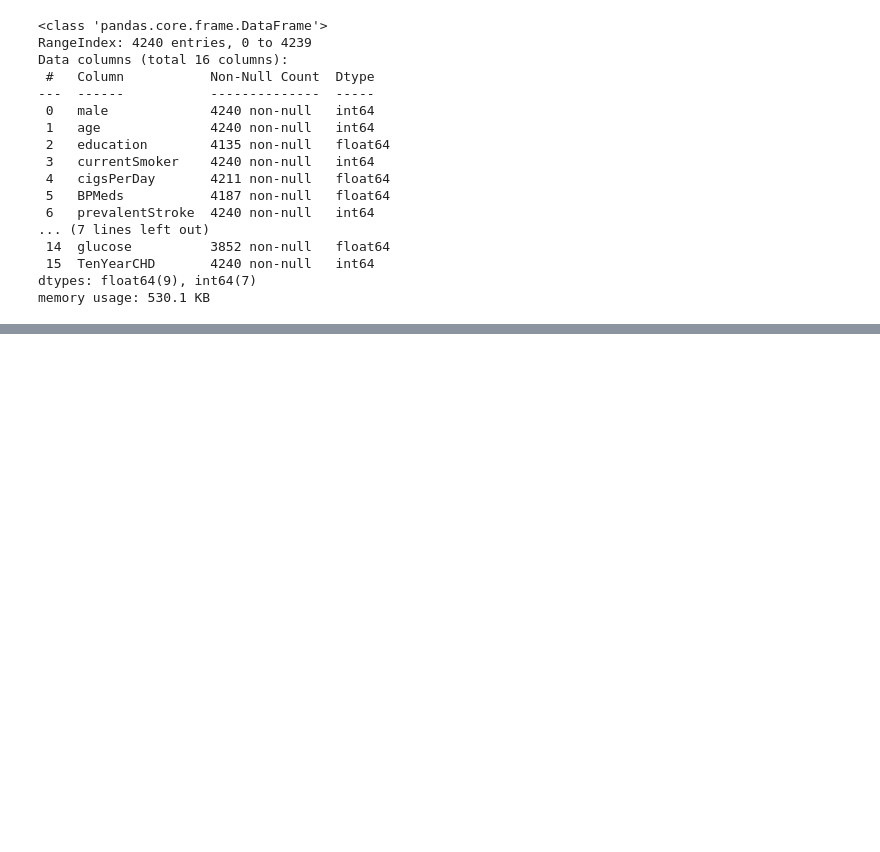
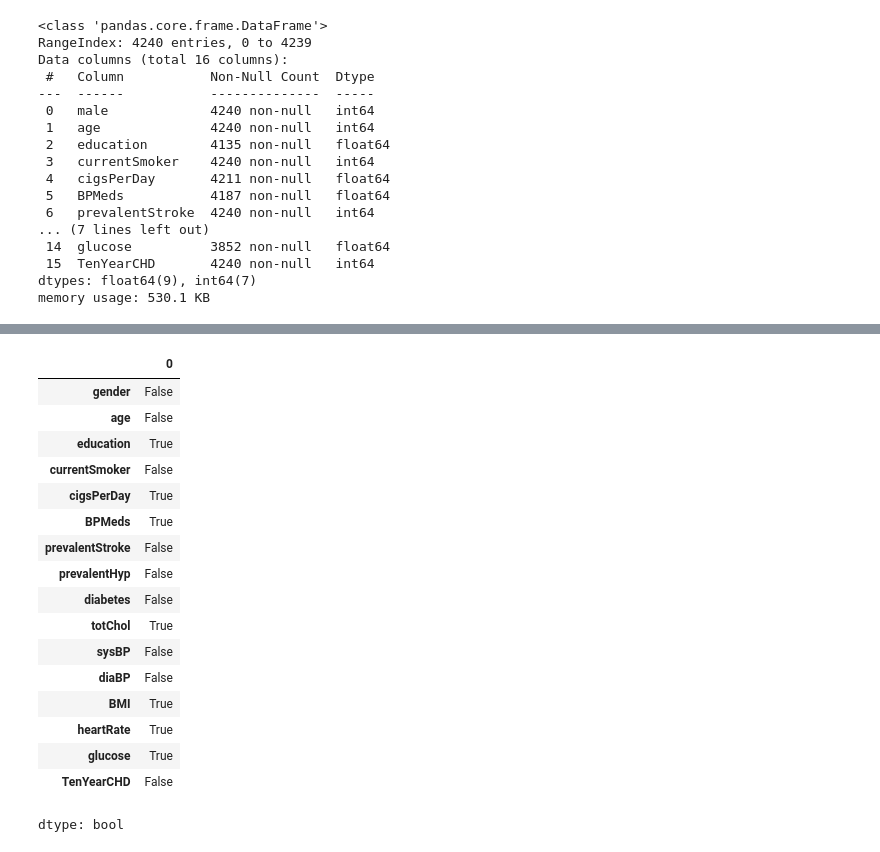
Before and after one commit to Devika-Gowda/Devika-repo, a Jupyter notebook: exapmle1.ipynb, the cells around one changed output, grey strips where cells are left out. Saved outputs shown, nothing was run; the diff lists cells and outputs as text; code cells hidden in the pictures; blank space fills up the shorter version.

```diff
--- a/exapmle1.ipynb
+++ b/exapmle1.ipynb
@@ -114,0 +184,21 @@ df.rename(columns={"male"="gender"},inplace=True)
+# %%
+df.isna().any()
+# %% [output]
+|  | 0 |
+| gender | False |
+| age | False |
+| education | True |
+| currentSmoker | False |
+| cigsPerDay | True |
+| BPMeds | True |
+| prevalentStroke | False |
+| prevalentHyp | False |
+| diabetes | False |
+| totChol | True |
+| sysBP | False |
+| diaBP | False |
+| BMI | True |
+| heartRate | True |
+| glucose | True |
+| TenYearCHD | False |
+dtype: bool
```
Also changed, not shown: parts of 9 cells of this notebook.
